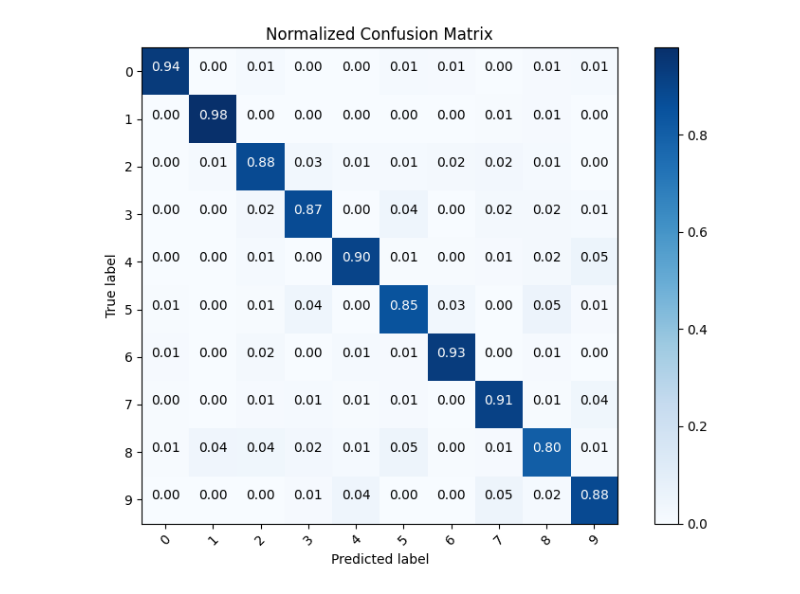
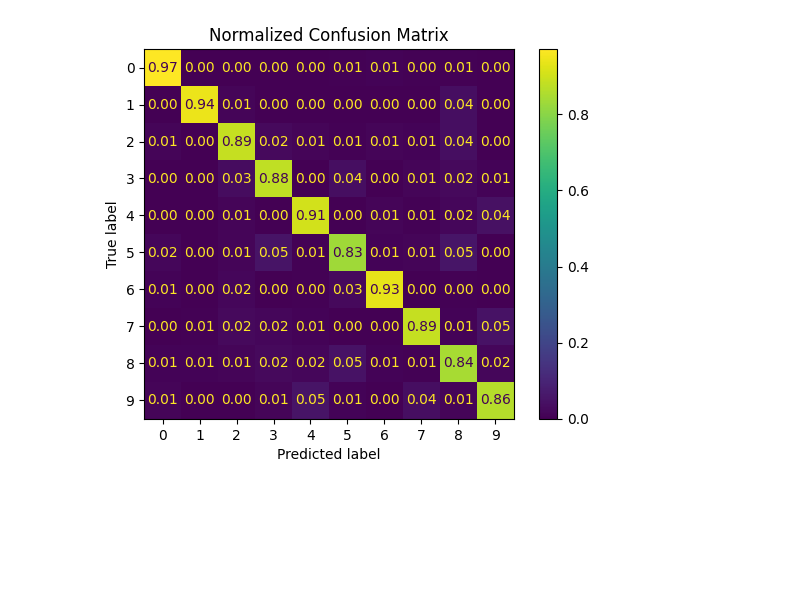
Before and after one commit to galleg123/uniStuff, a Jupyter notebook: Lecture6/Exercise_Linear_discrimation_notebook_w_hints.ipynb, the cells around one changed output. Drawn from its saved outputs; the diff is of its cells as text; code cells hidden in the pictures; blank space fills up the shorter version.

Commit message:
Lecture 7 exercise + change to confusion matrix from lecture 6

```diff
--- a/Lecture6/Exercise_Linear_discrimation_notebook_w_hints.ipynb
+++ b/Lecture6/Exercise_Linear_discrimation_notebook_w_hints.ipynb
@@ -124,51 +134,14 @@ PCA accuracy:  87.76
 LDA accuracy:  89.53
-# %%
-#Compute the confusion matrices for PCA and LDA
-
-pca_confusion = np.zeros((10,10))
-lda_confusion = np.zeros((10,10))
-
-for i in range(len(predictions_pca)):
-    pca_confusion[predictions_pca[i]][test_targets[i]] += 1
-
-for i in range(len(predictions_lda)):
-    lda_confusion[predictions_lda[i]][test_targets[i]] += 1
-
-
-#Plot Confusion matrices
-
-import itertools
-
-def plot_confusion_matrix(confusion_matrix, classes, normalize=False, title='Confusion Matrix', cmap=plt.cm.Blues):
-    plt.figure(figsize=(8, 6))
-
-    if normalize:
-        confusion_matrix = confusion_matrix.astype('float') / confusion_matrix.sum(axis=1)[:, np.newaxis]
-        plt.title('Normalized ' + title)
-    else:
-        plt.title(title)
-
-    plt.imshow(confusion_matrix, interpolation='nearest', cmap=cmap)
-    plt.colorbar()
-
-    tick_marks = np.arange(len(classes))
-    plt.xticks(tick_marks, classes, rotation=45)
-    plt.yticks(tick_marks, classes)
-
-    fmt = '.2f' if normalize else 'd'
-    thresh = confusion_matrix.max() / 2.
-
-    for i, j in itertools.product(range(confusion_matrix.shape[0]), range(confusion_matrix.shape[1])):
-        plt.text(j, i, format(confusion_matrix[i, j], fmt),
-                 horizontalalignment="center",
-                 color="white" if confusion_matrix[i, j] > thresh else "black")
-
-    plt.ylabel('True label')
-    plt.xlabel('Predicted label')
-    plt.tight_layout()
-
-class_names = ['0','1','2','3','4','5','6','7','8','9']  # Replace with your class names
-plot_confusion_matrix(lda_confusion, classes=class_names, normalize=True)  # Set normalize=False for non-normalized matrix
-plt.show()
-# %% [output]
-[figure, removed]
+# %%
+#Plot Confusion matrices
+
+from sklearn.metrics import confusion_matrix, ConfusionMatrixDisplay
+
+cm = confusion_matrix(test_targets, predictions_lda, normalize='true')
+display = ConfusionMatrixDisplay(cm)
+display.plot(values_format='.2f')
+
+plt.title('Normalized Confusion Matrix')
+plt.show()
+# %% [output]
+[figure, added]
```
Also changed, not shown: parts of 2 cells of this notebook, 1 other file.
